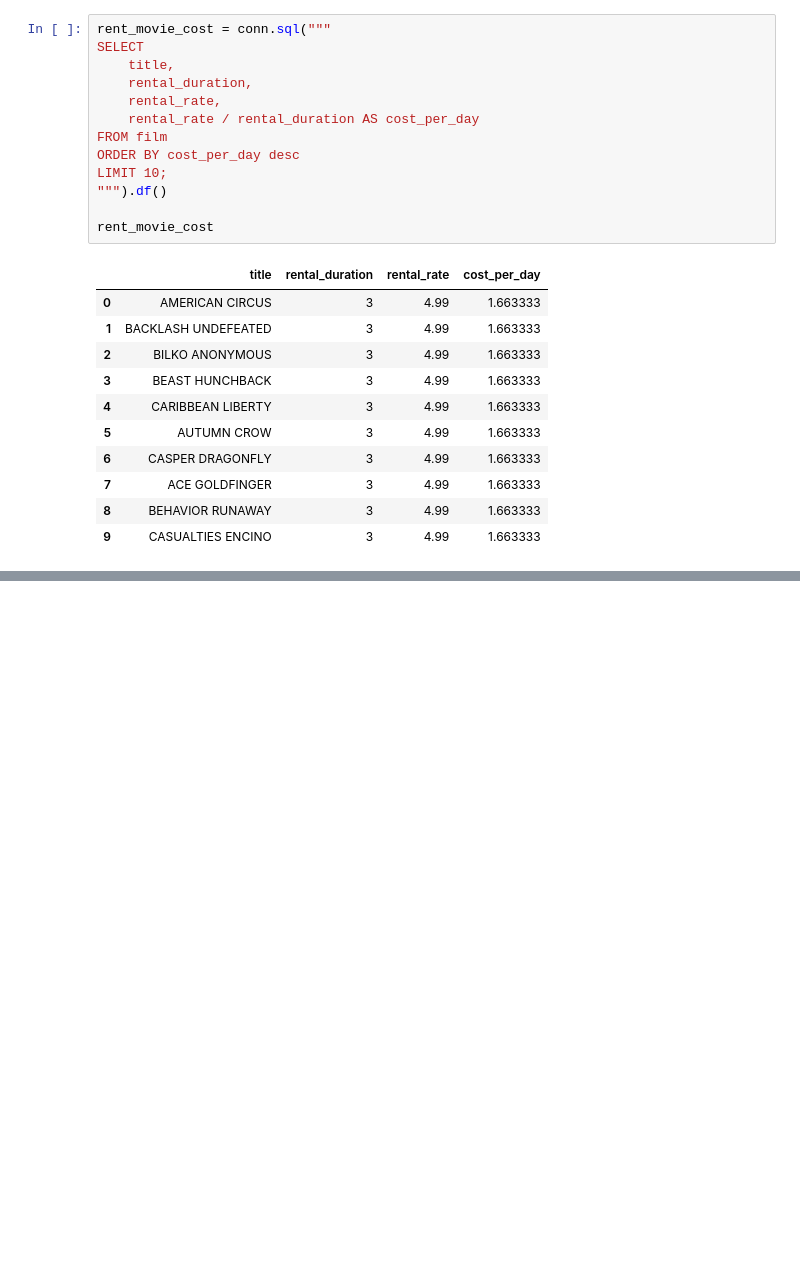
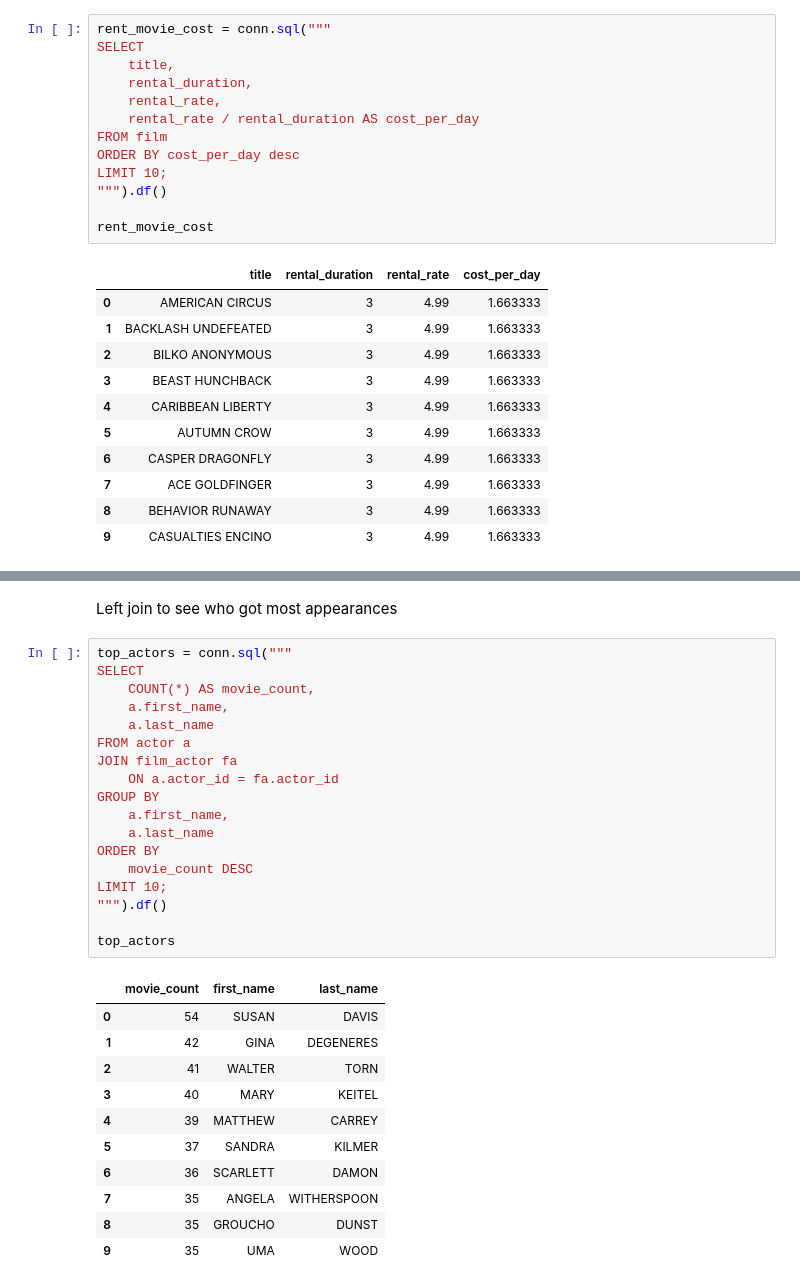
Before and after one commit to linuslarsson03/lab-1---sql, a Jupyter notebook: duckdb_pandas.ipynb, the cells around one changed output, grey strips where cells are left out. Saved outputs shown, nothing was run; the diff lists cells and outputs as text; blank space fills up the shorter version.

```diff
--- a/duckdb_pandas.ipynb
+++ b/duckdb_pandas.ipynb
@@ -201,0 +240,32 @@ rent_movie_cost
+# %% [markdown]
+Left join to see who got most appearances
+# %%
+top_actors = conn.sql("""
+SELECT
+    COUNT(*) AS movie_count,
+    a.first_name,
+    a.last_name
+FROM actor a
+JOIN film_actor fa
+    ON a.actor_id = fa.actor_id
+GROUP BY
+    a.first_name,
+    a.last_name
+ORDER BY
+    movie_count DESC
+LIMIT 10;
+""").df()
+
+top_actors
+# %% [output]
+|  | movie_count | first_name | last_name |
+| 0 | 54 | SUSAN | DAVIS |
+| 1 | 42 | GINA | DEGENERES |
+| 2 | 41 | WALTER | TORN |
+| 3 | 40 | MARY | KEITEL |
+| 4 | 39 | MATTHEW | CARREY |
+| 5 | 37 | SANDRA | KILMER |
+| 6 | 36 | SCARLETT | DAMON |
+| 7 | 35 | ANGELA | WITHERSPOON |
+| 8 | 35 | GROUCHO | DUNST |
+| 9 | 35 | UMA | WOOD |
```
Also changed, not shown: parts of 5 cells of this notebook.
